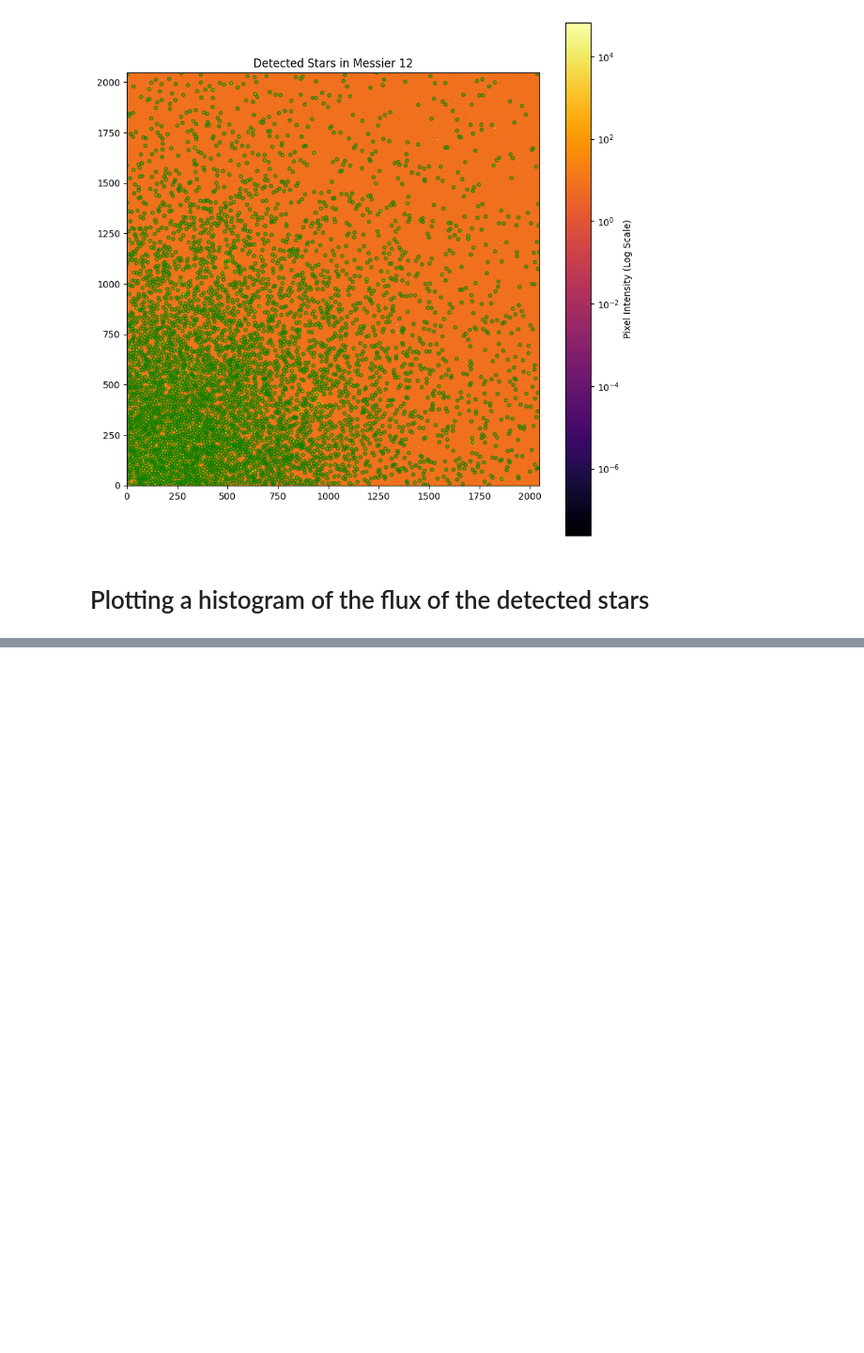
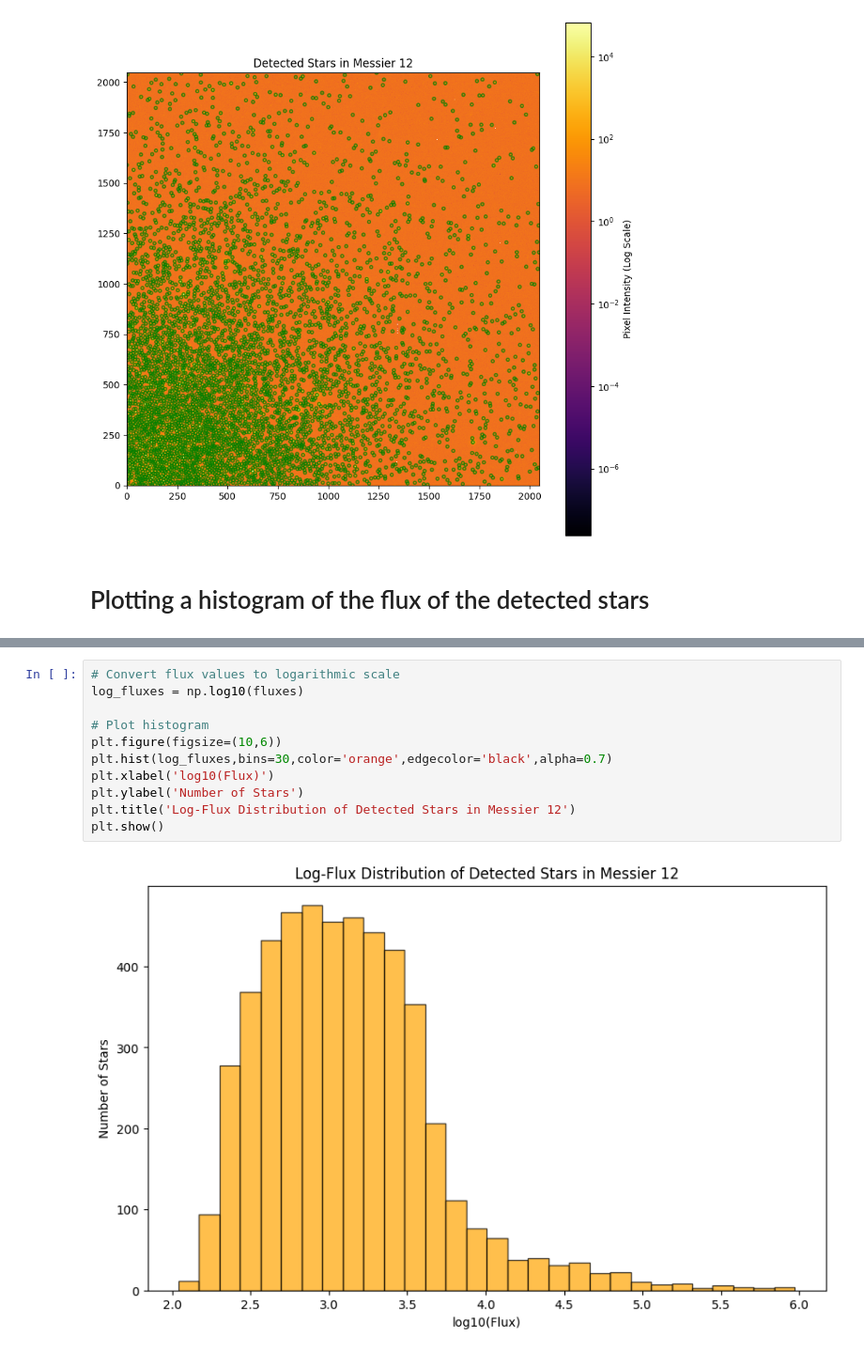
Before and after one commit to arsanjeevk/M12_Globular_Cluster, a Jupyter notebook: notebooks/analysis.ipynb, the cells around one changed output, grey strips where cells are left out. Shown at 94% size. Cells and saved outputs as stored; diff of their text form; blank space fills up the shorter version.

```diff
--- a/notebooks/analysis.ipynb
+++ b/notebooks/analysis.ipynb
@@ -177,0 +179,13 @@ plt.show()
+# %%
+# Convert flux values to logarithmic scale
+log_fluxes = np.log10(fluxes)
+
+# Plot histogram
+plt.figure(figsize=(10,6))
+plt.hist(log_fluxes,bins=30,color='orange',edgecolor='black',alpha=0.7)
+plt.xlabel('log10(Flux)')
+plt.ylabel('Number of Stars')
+plt.title('Log-Flux Distribution of Detected Stars in Messier 12')
+plt.show()
+# %% [output]
+[figure, added]
```
Also changed, not shown: parts of 4 cells of this notebook.
